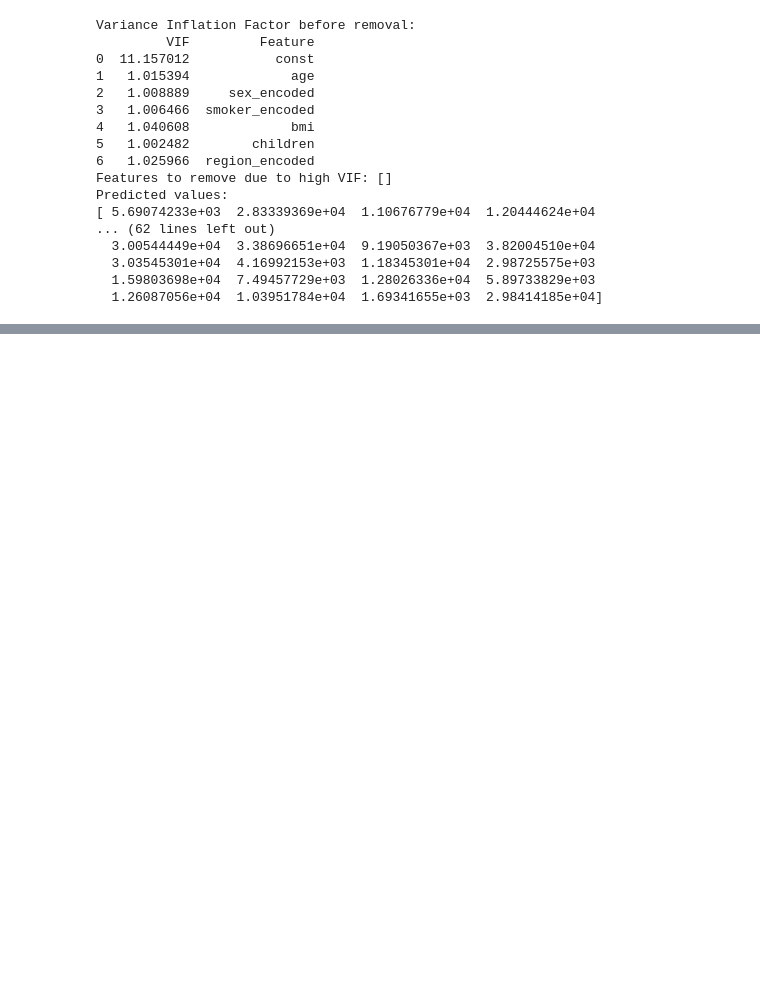
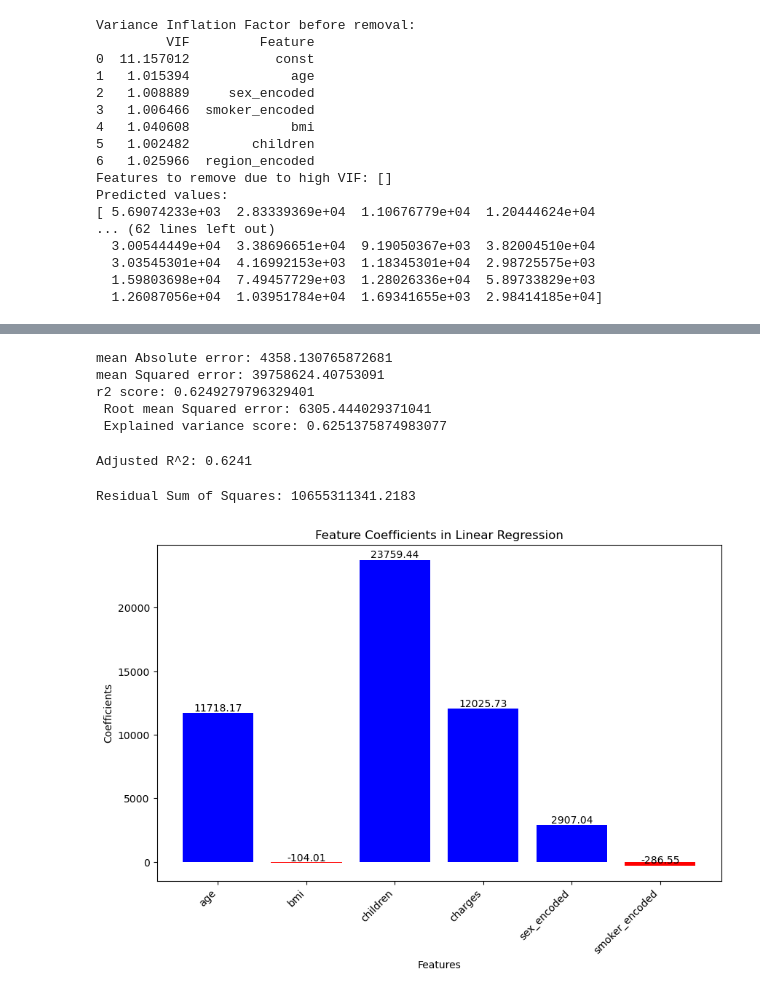
Before and after one commit to srinijalanda93/Machine-learning, a Jupyter notebook: Survised Learning/2448526_lab7.ipynb, the cells around one changed output, grey strips where cells are left out. Drawn from its saved outputs; the diff is of its cells as text; code cells hidden in the pictures; blank space fills up the shorter version.

```diff
--- a/Survised Learning/2448526_lab7.ipynb
+++ b/Survised Learning/2448526_lab7.ipynb
@@ -304,0 +307,62 @@ Predicted values:
+# %%
+#accuracy checking
+from sklearn.metrics import mean_absolute_error,mean_squared_error,r2_score,explained_variance_score
+preds = model.predict(X_test)
+r2 = r2_score(preds,y_test)
+mae = mean_absolute_error(preds,y_test)
+mse = mean_squared_error(preds,y_test)
+rmse = np.sqrt(mse)
+evs = explained_variance_score(preds,y_test)
+print(f"mean Absolute error: {mae}")
+print(f"mean Squared error: {mse}")
+print(f"r2 score: {r2}")
+print(f" Root mean Squared error: {rmse}")
+print(f" Explained variance score: {evs}")
+# %% [output]
+mean Absolute error: 4358.130765872681
+mean Squared error: 39758624.40753091
+r2 score: 0.6249279796329401
+ Root mean Squared error: 6305.444029371041
+ Explained variance score: 0.6251375874983077
+# %%
+#for adjusted r-squared
+# Number of observations and predictors
+n = len(y)
+p = x_scaled.shape[1]
+
+# Calculate Adjusted R^2
+r2_adj = 1 - (1 - r2) * (n - 1) / (n - p - 1)
+
+print(f"Adjusted R^2: {r2_adj:.4f}")
+# %% [output]
+Adjusted R^2: 0.6241
+# %%
+# Predict and calculate residuals
+residuals = y_test - preds
+
+# Calculate RSS
+rss = (residuals ** 2).sum()
+print(f"Residual Sum of Squares: {rss:.4f}")
+# %% [output]
+Residual Sum of Squares: 10655311341.2183
+# %%
+# Get the coefficients from the model
+coefficients = model.coef_
+features = dataframe.iloc[:,:-1].columns
+
+# Create a bar chart of coefficients
+mpt.figure(figsize=(10, 6))
+bars = mpt.bar(features, coefficients,color=np.where(coefficients > 0, 'blue', 'red'))
+mpt.xlabel('Features')
+mpt.ylabel('Coefficients')
+mpt.title('Feature Coefficients in Linear Regression')
+
+# Add value labels on bars
+for bar in bars:
+    height = bar.get_height()
+    mpt.text(bar.get_x() + bar.get_width()/2.0, height, f'{height:.2f}', ha='center', va='bottom')
+
+mpt.xticks(rotation=45, ha='right')
+mpt.show()
+# %% [output]
+[figure, added]
```
Also changed, not shown: parts of 11 cells of this notebook, 4 other files.
